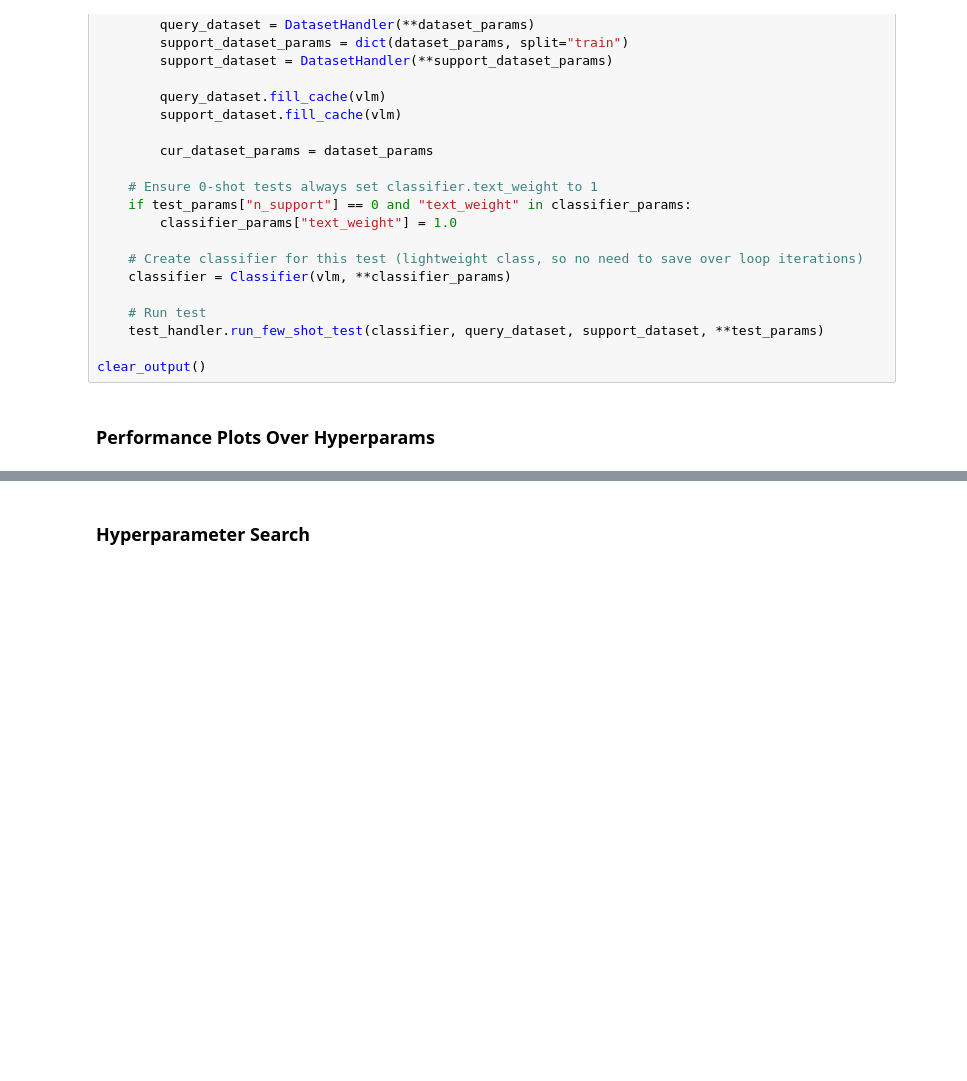
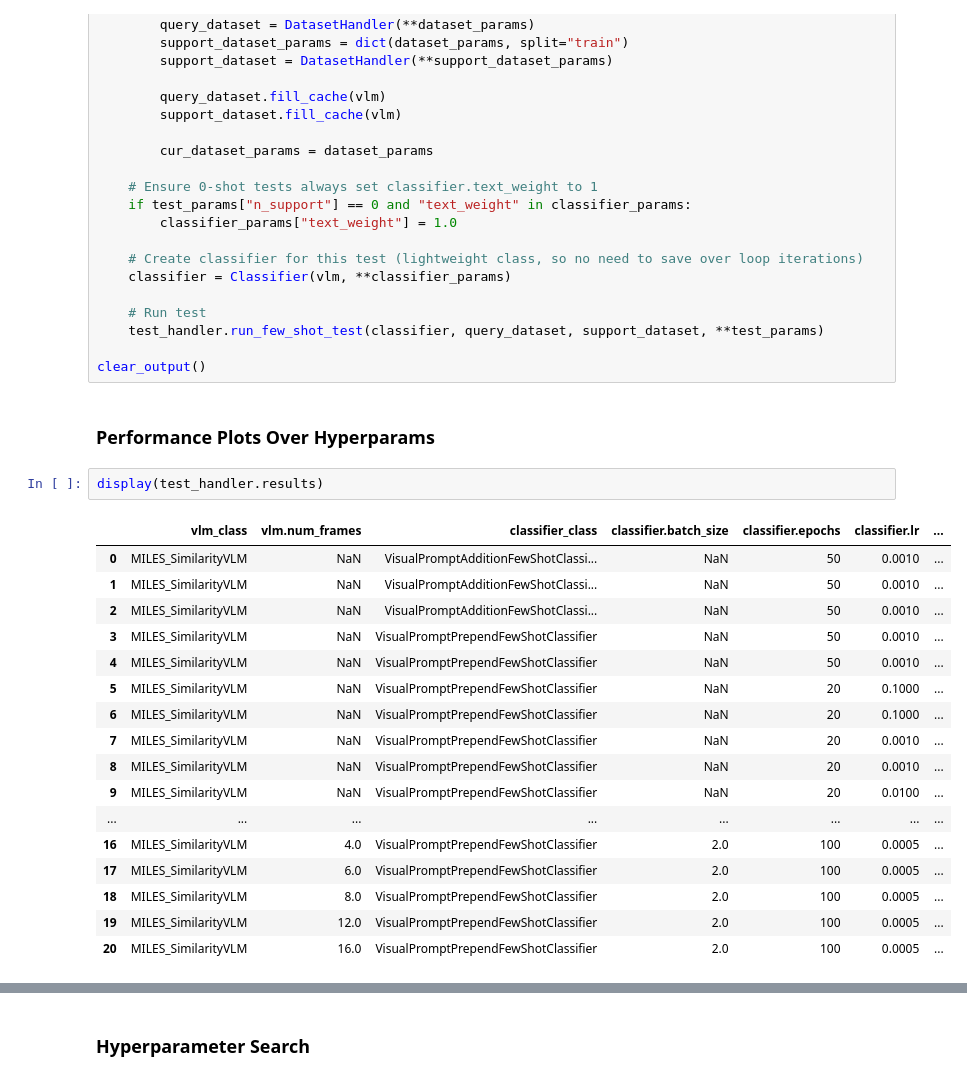
Before and after one commit to zanedurante/vlm_benchmark, a Jupyter notebook: vlm_param_tests.ipynb, the cells around one changed output, grey strips where cells are left out. Saved outputs shown, nothing was run; the diff lists cells and outputs as text; blank space fills up the shorter version.

```diff
--- a/vlm_param_tests.ipynb
+++ b/vlm_param_tests.ipynb
@@ -154,6 +166,26 @@ for params in pbar:
 clear_output()
 # %% [markdown]
 ### Performance Plots Over Hyperparams
+# %%
+display(test_handler.results)
+# %% [output]
+|  | vlm_class | vlm.num_frames | classifier_class | classifier.batch_size | classifier.epochs | classifier.lr | ... |
+| 0 | MILES_SimilarityVLM | NaN | VisualPromptAdditionFewShotClassi... | NaN | 50 | 0.0010 | ... |
+| 1 | MILES_SimilarityVLM | NaN | VisualPromptAdditionFewShotClassi... | NaN | 50 | 0.0010 | ... |
+| 2 | MILES_SimilarityVLM | NaN | VisualPromptAdditionFewShotClassi... | NaN | 50 | 0.0010 | ... |
+| 3 | MILES_SimilarityVLM | NaN | VisualPromptPrependFewShotClassifier | NaN | 50 | 0.0010 | ... |
+| 4 | MILES_SimilarityVLM | NaN | VisualPromptPrependFewShotClassifier | NaN | 50 | 0.0010 | ... |
+| 5 | MILES_SimilarityVLM | NaN | VisualPromptPrependFewShotClassifier | NaN | 20 | 0.1000 | ... |
+| 6 | MILES_SimilarityVLM | NaN | VisualPromptPrependFewShotClassifier | NaN | 20 | 0.1000 | ... |
+| 7 | MILES_SimilarityVLM | NaN | VisualPromptPrependFewShotClassifier | NaN | 20 | 0.0010 | ... |
+| 8 | MILES_SimilarityVLM | NaN | VisualPromptPrependFewShotClassifier | NaN | 20 | 0.0010 | ... |
+| 9 | MILES_SimilarityVLM | NaN | VisualPromptPrependFewShotClassifier | NaN | 20 | 0.0100 | ... |
+| ... | ... | ... | ... | ... | ... | ... | ... |
+| 16 | MILES_SimilarityVLM | 4.0 | VisualPromptPrependFewShotClassifier | 2.0 | 100 | 0.0005 | ... |
+| 17 | MILES_SimilarityVLM | 6.0 | VisualPromptPrependFewShotClassifier | 2.0 | 100 | 0.0005 | ... |
+| 18 | MILES_SimilarityVLM | 8.0 | VisualPromptPrependFewShotClassifier | 2.0 | 100 | 0.0005 | ... |
+| 19 | MILES_SimilarityVLM | 12.0 | VisualPromptPrependFewShotClassifier | 2.0 | 100 | 0.0005 | ... |
+| 20 | MILES_SimilarityVLM | 16.0 | VisualPromptPrependFewShotClassifier | 2.0 | 100 | 0.0005 | ... |
 # %%
 plot(
     test_handler.results,
```
Also changed, not shown: parts of 10 cells of this notebook, 5 other files.
